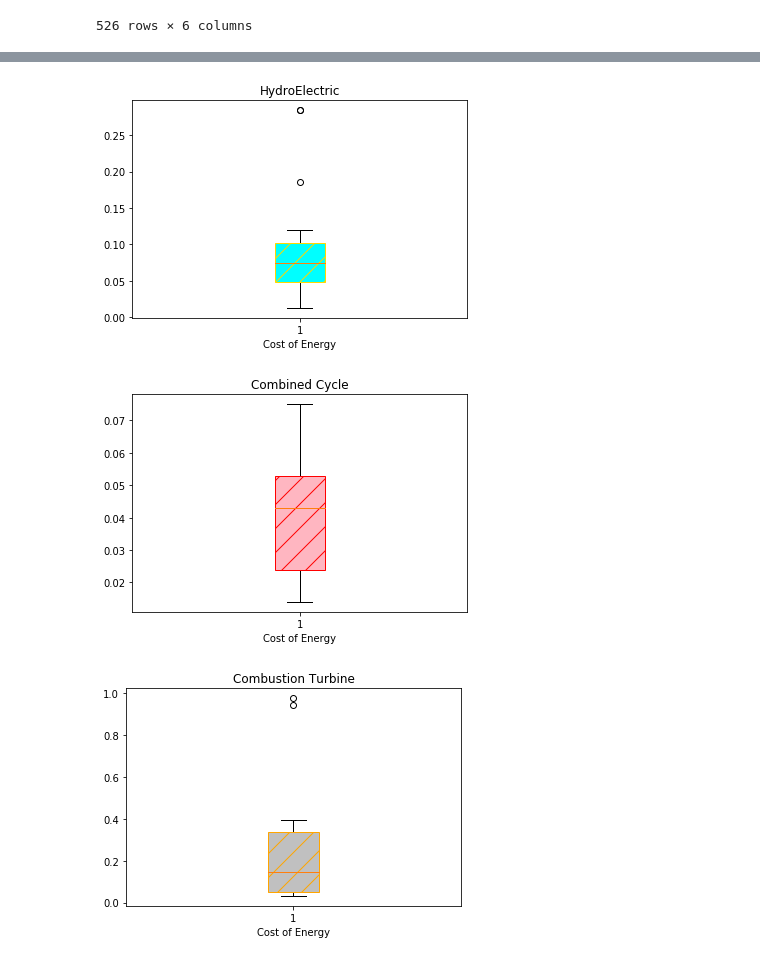
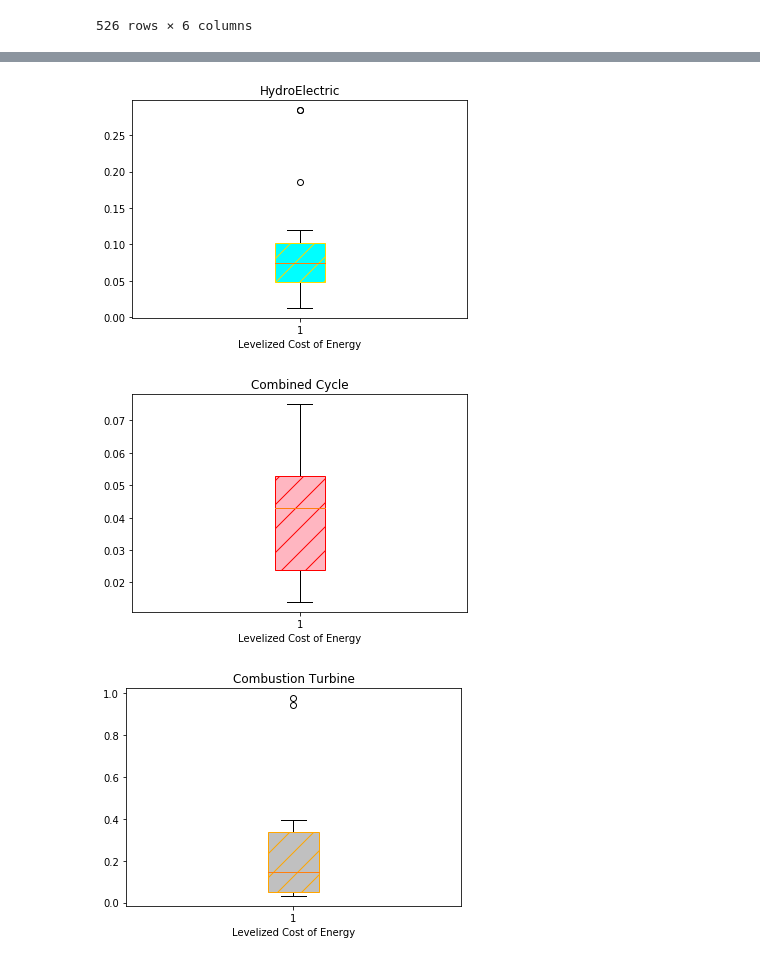
Before and after one commit to cweinreich24/State-Utilities-Analysis, a Jupyter notebook: Generation Costs_tyler/generationcosts_v2.ipynb, the cells around one changed output, grey strips where cells are left out. Cells and saved outputs as stored; diff of their text form; code cells hidden in the pictures.

```diff
--- a/Generation Costs_tyler/generationcosts_v2.ipynb
+++ b/Generation Costs_tyler/generationcosts_v2.ipynb
@@ -62,23 +62,23 @@ for box in plt1['boxes']:
 # %%
 plt2 = plt.boxplot(df_hydro["Levelized cost of energy"], patch_artist=True)
 plt.title('HydroElectric')
-plt.xlabel('Cost of Energy')
+plt.xlabel('Levelized Cost of Energy')
 
 
 for box in plt2['boxes']:
     # change outline color
     box.set(color='gold', linewidth=4)
     # change fill color
     box.set(facecolor = 'aqua' )
     # change hatch
     box.set(hatch = '/', linewidth=1)
 # %% [output]
-[figure, old version]
+[figure, new version]
 # %%
 # Boxplot for Combined Cycle
 plt3 = plt.boxplot(df_ng["Levelized cost of energy"], patch_artist=True)
 plt.title('Combined Cycle')
-plt.xlabel('Cost of Energy')
+plt.xlabel('Levelized Cost of Energy')
 
 for box in plt3['boxes']:
     # change outline color
@@ -88,12 +88,12 @@ for box in plt3['boxes']:
     # change hatch
     box.set(hatch = '/', linewidth=1)
 # %% [output]
-[figure, old version]
+[figure, new version]
 # %%
 # Boxplot for Combustion Turbine
 plt4 = plt.boxplot(df_ngPeaker["Levelized cost of energy"], patch_artist=True)
 plt.title('Combustion Turbine')
-plt.xlabel('Cost of Energy')
+plt.xlabel('Levelized Cost of Energy')
 
 for box in plt4['boxes']:
     # change outline color
@@ -103,7 +103,7 @@ for box in plt4['boxes']:
     # change hatch
     box.set(hatch = '/', linewidth=1)
 # %% [output]
-[figure, old version]
+[figure, new version]
 # %%
 # Boxplot for Coal
 plt5 = plt.boxplot(df_coal["Levelized cost of energy"], patch_artist=True)
```
Also changed, not shown: parts of 3 cells of this notebook.
